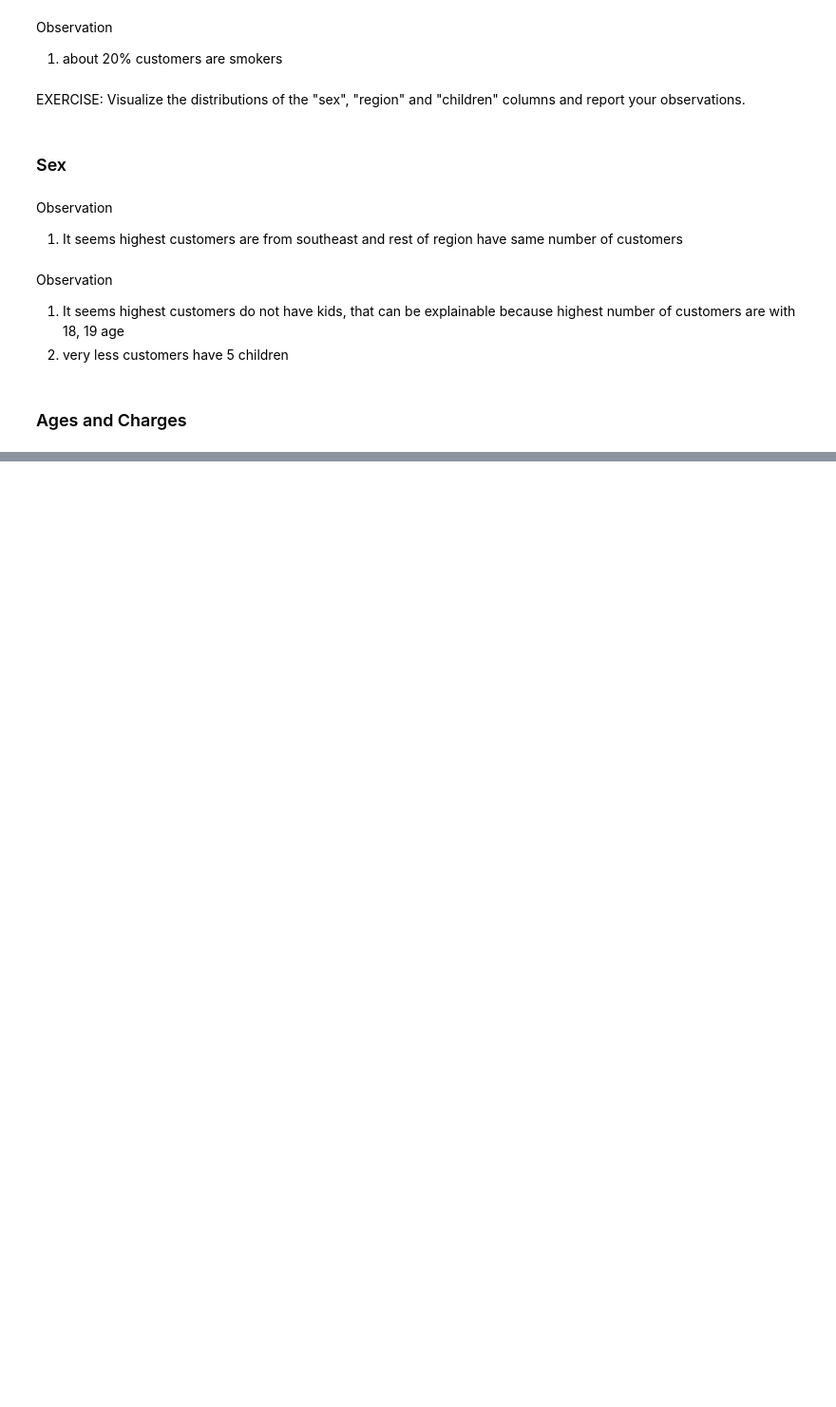
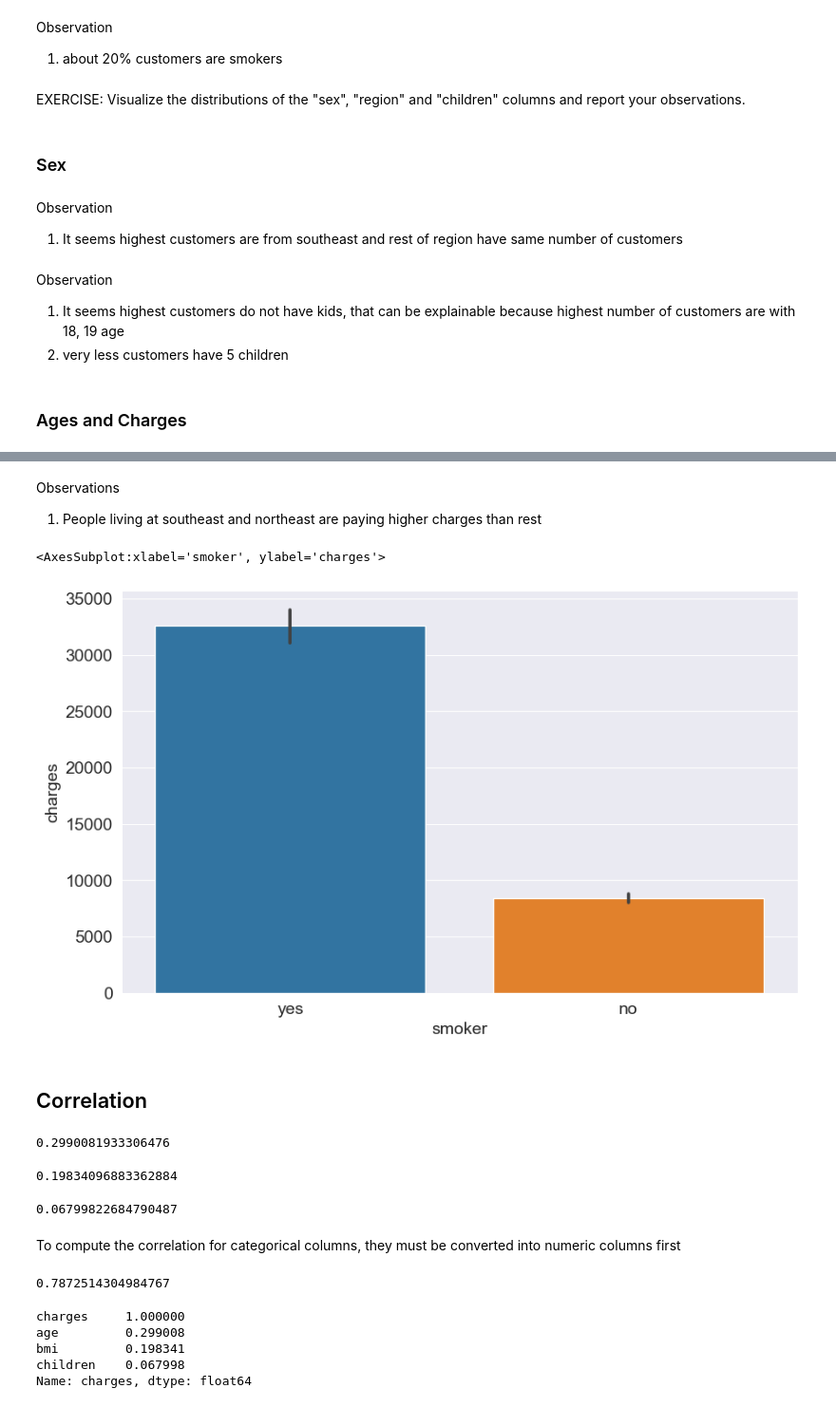
Before and after one commit to vivekpatel99/Machine-Learning-with-Python-Zero-to-GBMs-by-Jovian, a Jupyter notebook: Lesson 1 - Linear Regression with Scikit Learn/Linear Regression with Scikit Learn - Machine Learning with Python.ipynb, the cells around one changed output, grey strips where cells are left out. Shown at 95% size. Cells and saved outputs as stored; diff of their text form; code cells hidden in the pictures; blank space fills up the shorter version.

```diff
--- a/Lesson 1 - Linear Regression with Scikit Learn/Linear Regression with Scikit Learn - Machine Learning with Python.ipynb
+++ b/Lesson 1 - Linear Regression with Scikit Learn/Linear Regression with Scikit Learn - Machine Learning with Python.ipynb
@@ -242,0 +312,12 @@ fig.update_traces(marker_size=7)
+# %% [markdown]
+Observations
+1. People living at southeast and northeast are paying higher charges than rest
+# %%
+sns.barplot(
+    X_train,
+    x='smoker',
+    y=charges_df.charges,
+)
+# %% [output]
+<AxesSubplot:xlabel='smoker', ylabel='charges'>
+[figure, added]
@@ -242,0 +339,33 @@ fig.update_traces(marker_size=7)
+# %% [markdown]
+## Correlation
+# %%
+medical_df.charges.corr(medical_df.age)
+# %% [output]
+0.2990081933306476
+# %%
+medical_df.charges.corr(medical_df.bmi)
+# %% [output]
+0.19834096883362884
+# %%
+medical_df.charges.corr(medical_df.children)
+# %% [output]
+0.06799822684790487
+# %% [markdown]
+To compute the correlation for categorical columns, they must be converted into numeric columns first
+# %%
+smoker_values = {'no':0, 'yes':1}
+# .map function either takes function or dict and it applies it to every value
+smoker_numeric = medical_df.smoker.map(smoker_values)
+medical_df.charges.corr(smoker_numeric)
+# %% [output]
+0.7872514304984767
+# %%
+# find charges corelation with all the columns
+corr_matrix = medical_df.corr()
+corr_matrix['charges'].sort_values(ascending=False)
+# %% [output]
+charges     1.000000
+age         0.299008
+bmi         0.198341
+children    0.067998
+Name: charges, dtype: float64
```
Also changed, not shown: parts of 75 cells of this notebook, 1 other file.
